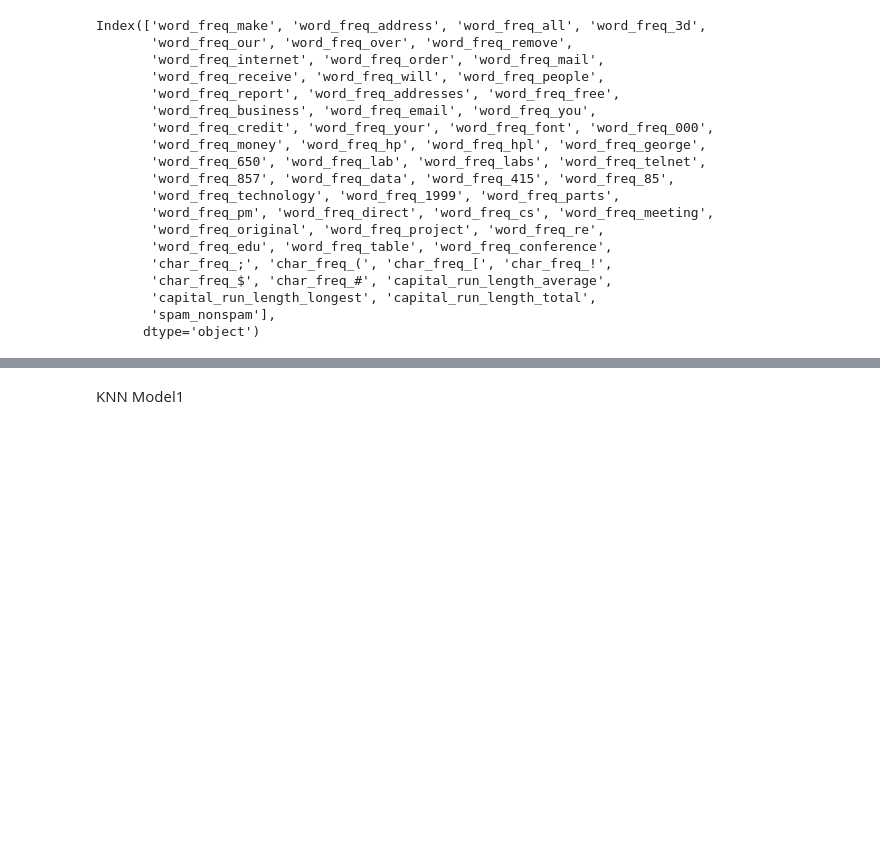
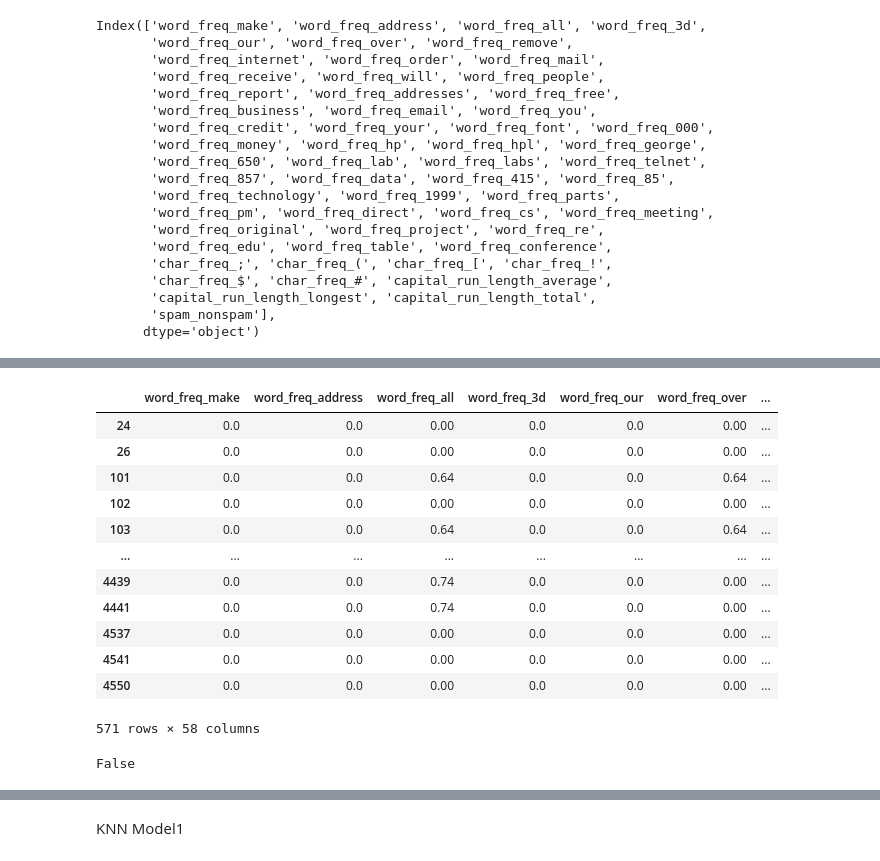
Before and after one commit to viduniU/CM2604-Machine-Learning-CW, a Jupyter notebook: CM2604 CW.ipynb, the cells around one changed output, grey strips where cells are left out. Drawn from its saved outputs; the diff is of its cells as text; code cells hidden in the pictures; blank space fills up the shorter version.

```diff
--- a/CM2604 CW.ipynb
+++ b/CM2604 CW.ipynb
@@ -45,0 +104,21 @@ Index(['word_freq_make', 'word_freq_address', 'word_freq_all', 'word_freq_3d',
+# %%
+data.drop_duplicates(keep='first',inplace=True)
+similars
+# %% [output]
+|  | word_freq_make | word_freq_address | word_freq_all | word_freq_3d | word_freq_our | word_freq_over | ... |
+| 24 | 0.0 | 0.0 | 0.00 | 0.0 | 0.0 | 0.00 | ... |
+| 26 | 0.0 | 0.0 | 0.00 | 0.0 | 0.0 | 0.00 | ... |
+| 101 | 0.0 | 0.0 | 0.64 | 0.0 | 0.0 | 0.64 | ... |
+| 102 | 0.0 | 0.0 | 0.00 | 0.0 | 0.0 | 0.00 | ... |
+| 103 | 0.0 | 0.0 | 0.64 | 0.0 | 0.0 | 0.64 | ... |
+| ... | ... | ... | ... | ... | ... | ... | ... |
+| 4439 | 0.0 | 0.0 | 0.74 | 0.0 | 0.0 | 0.00 | ... |
+| 4441 | 0.0 | 0.0 | 0.74 | 0.0 | 0.0 | 0.00 | ... |
+| 4537 | 0.0 | 0.0 | 0.00 | 0.0 | 0.0 | 0.00 | ... |
+| 4541 | 0.0 | 0.0 | 0.00 | 0.0 | 0.0 | 0.00 | ... |
+| 4550 | 0.0 | 0.0 | 0.00 | 0.0 | 0.0 | 0.00 | ... |
+571 rows × 58 columns
+# %%
+data.duplicated().any()
+# %% [output]
+False
```
Also changed, not shown: parts of 11 cells of this notebook.
